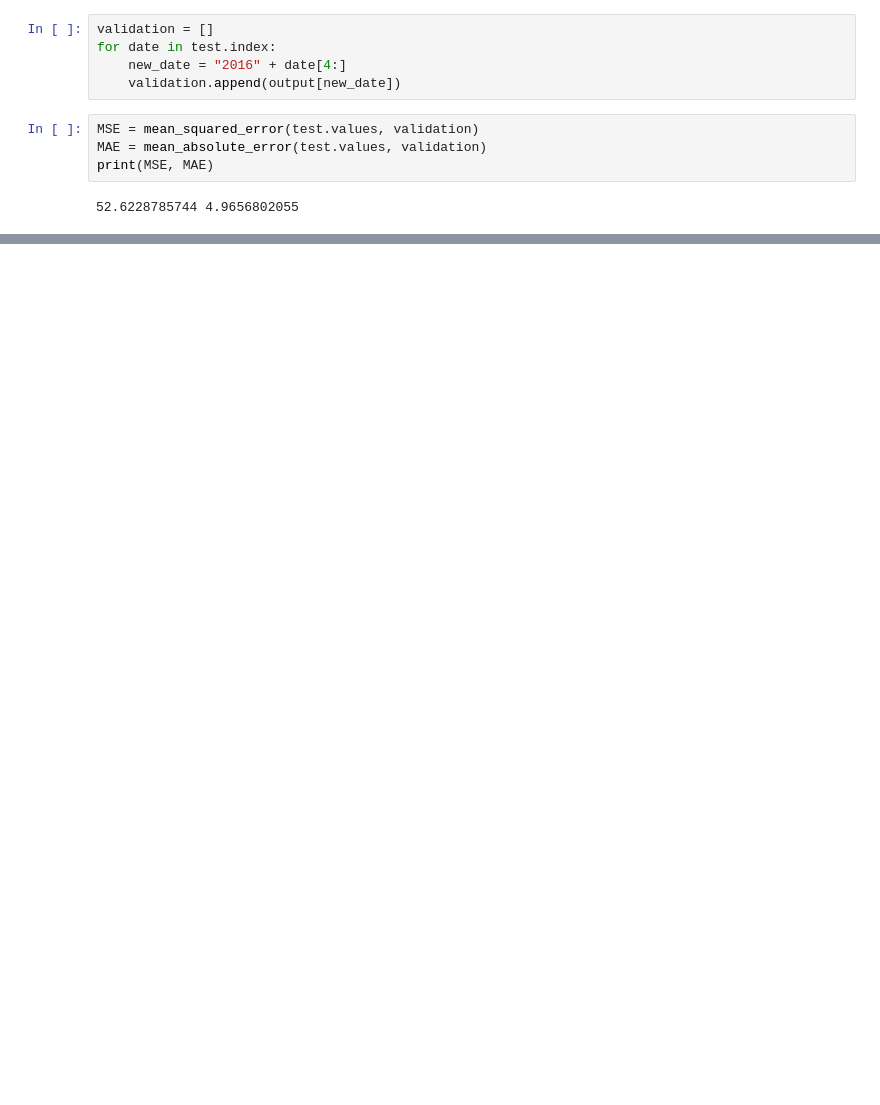
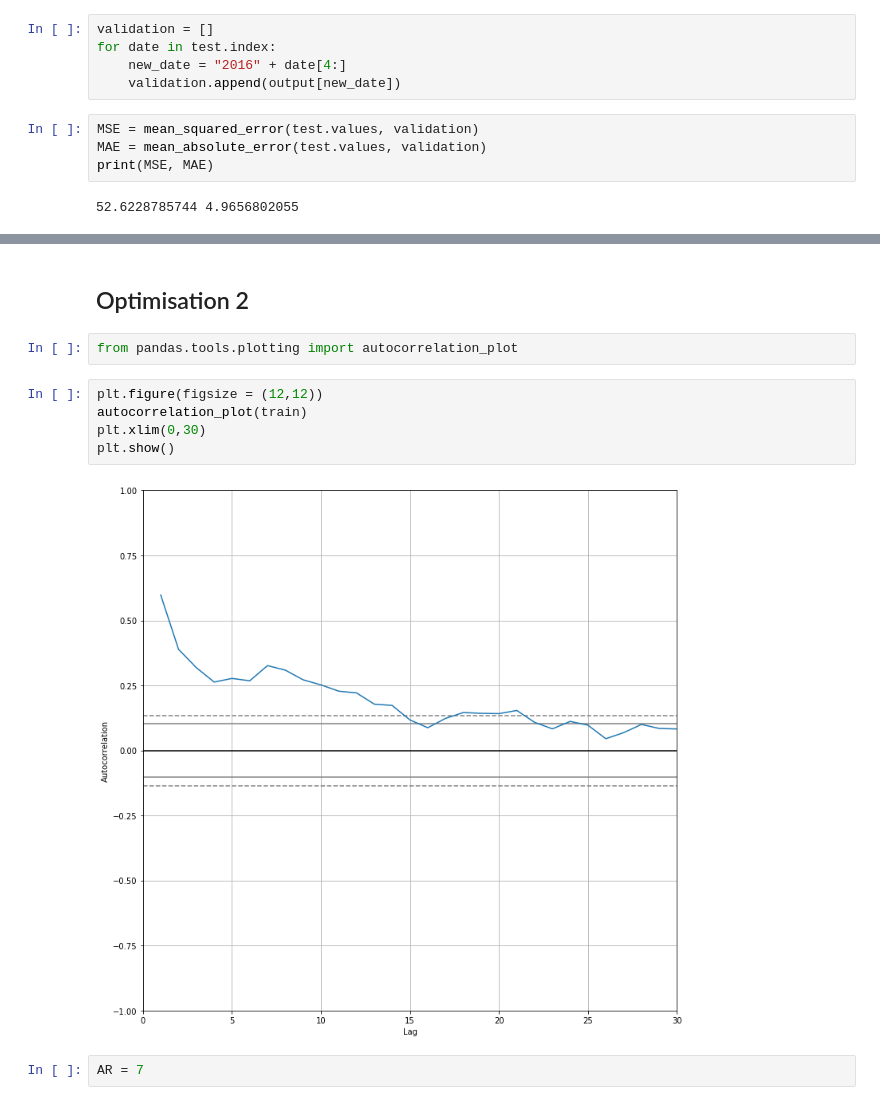
Before and after one commit to Coni63/OC_DS, a Jupyter notebook: P4/ARIMA.ipynb, the cells around one changed output, grey strips where cells are left out. Cells and saved outputs as stored; diff of their text form; blank space fills up the shorter version.

```diff
--- a/P4/ARIMA.ipynb
+++ b/P4/ARIMA.ipynb
@@ -285,0 +358,13 @@ plt.show()
+# %% [markdown]
+## Optimisation 2
+# %%
+from pandas.tools.plotting import autocorrelation_plot
+# %%
+plt.figure(figsize = (12,12))
+autocorrelation_plot(train)
+plt.xlim(0,30)
+plt.show()
+# %% [output]
+[figure, added]
+# %%
+AR = 7
```
Also changed, not shown: parts of 25 cells of this notebook, 20 other files.
